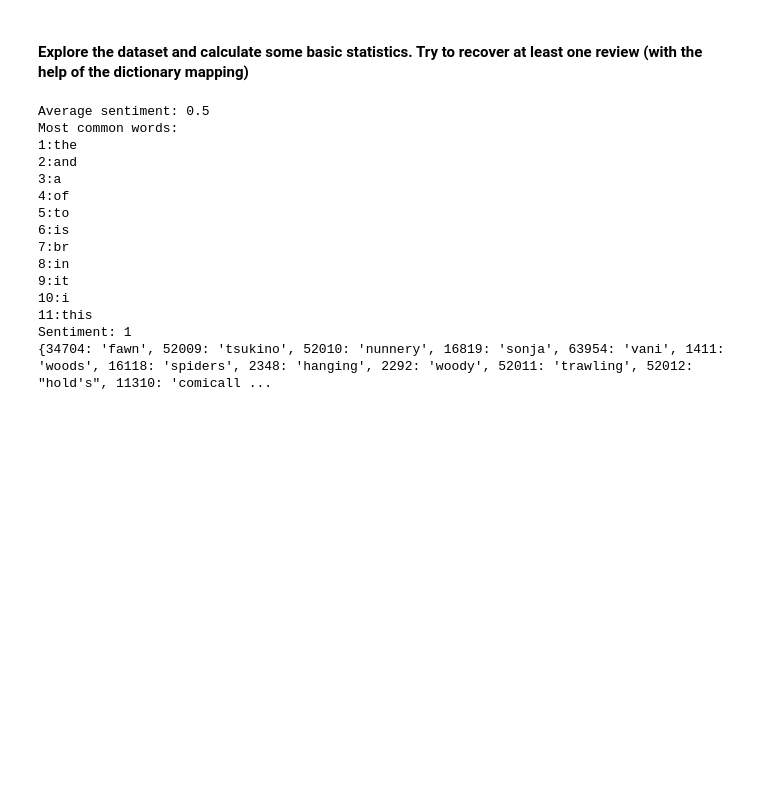
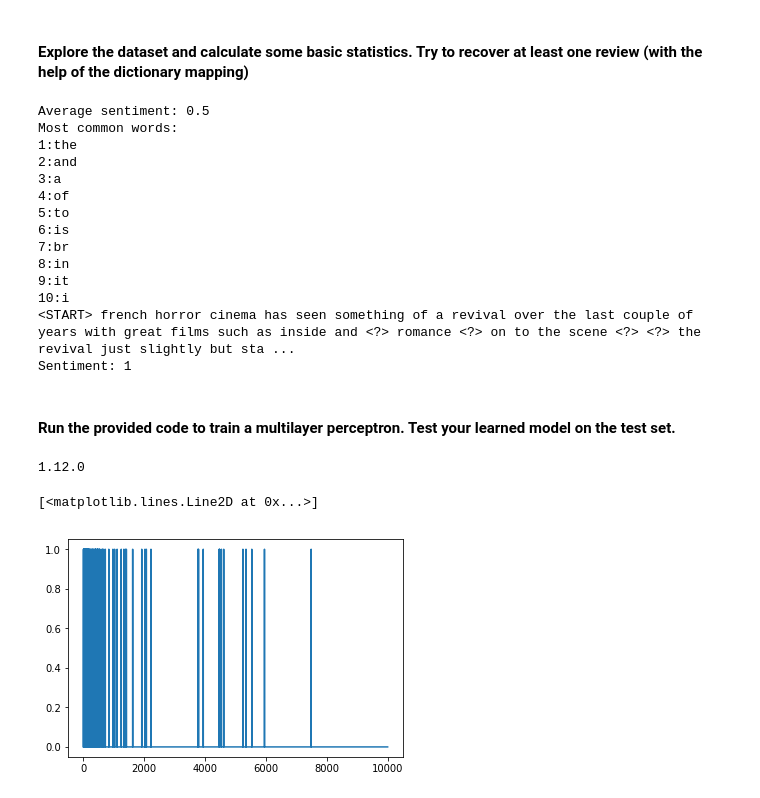
Before and after one commit to Theomariee/AI_TPs, a Jupyter notebook: TP1_2/TP1_2.ipynb, the cells around one changed output. Drawn from its saved outputs; the diff is of its cells as text; code cells hidden in the pictures; blank space fills up the shorter version.

```diff
--- a/TP1_2/TP1_2.ipynb
+++ b/TP1_2/TP1_2.ipynb
@@ -269,11 +252,6 @@ test_x,test_y = test
 # Printing the average sentiment (if the mean is > to 0.5 it is generally positive)
 print('Average sentiment: ' + str(np.mean(train_y)))
 
-# Printing the 10 most common words through all reviews stored
-print("Most common words:")
-for i in range(4,14):
-    print(str(i-3) + ":" + id_to_word[i])
-
 word_to_id = keras.datasets.imdb.get_word_index()
 word_to_id = {k:(v+INDEX_FROM) for k,v in word_to_id.items()}
 word_to_id["<PAD>"] = 0
@@ -281,6 +259,11 @@ word_to_id["<START>"] = 1
 word_to_id["<?>"] = 2
 
 id_to_word = {value:key for key,value in word_to_id.items()}
+
+# Printing the 10 most common words through all reviews stored
+print("Most common words:")
+for i in range(4,14):
+    print(str(i-3) + ":" + id_to_word[i])
 
 # Printing the decoded 10th review of the train dataset
 print(' '.join(id_to_word[id] for id in train_x[10] ))
@@ -303,6 +286,39 @@ Most common words:
 8:in
 9:it
 10:i
-11:this
+<START> french horror cinema has seen something of a revival over the last couple of years with great films such as inside and <?> romance <?> on to the scene <?> <?> the revival just slightly but sta ...
 Sentiment: 1
-{34704: 'fawn', 52009: 'tsukino', 52010: 'nunnery', 16819: 'sonja', 63954: 'vani', 1411: 'woods', 16118: 'spiders', 2348: 'hanging', 2292: 'woody', 52011: 'trawling', 52012: "hold's", 11310: 'comicall ...
+# %% [markdown]
+#### Run the provided code to train a multilayer perceptron. Test your learned model on the test set.
+# %%
+from __future__ import absolute_import, division, print_function
+
+import tensorflow as tf
+from tensorflow import keras
+
+import numpy as np
+import matplotlib.pyplot as plt
+
+print(tf.__version__)
+
+NUM_WORDS = 10000
+
+(train_data, train_labels), (test_data, test_labels) = keras.datasets.imdb.load_data(num_words=NUM_WORDS)
+
+def multi_hot_sequences(sequences, dimension):
+    # Create an all-zero matrix of shape (len(sequences), dimension)
+    results = np.zeros((len(sequences), dimension))
+    for i, word_indices in enumerate(sequences):
+        results[i, word_indices] = 1.0  # set specific indices of results[i] to 1s
+    return results
+
+
+train_data = multi_hot_sequences(train_data, dimension=NUM_WORDS)
+test_data = multi_hot_sequences(test_data, dimension=NUM_WORDS)
+# %% [output]
+1.12.0
+# %%
+plt.plot(train_data[0])
+# %% [output]
+[<matplotlib.lines.Line2D at 0x...>]
+[figure, added]
```
Also changed, not shown: parts of 18 cells of this notebook.
